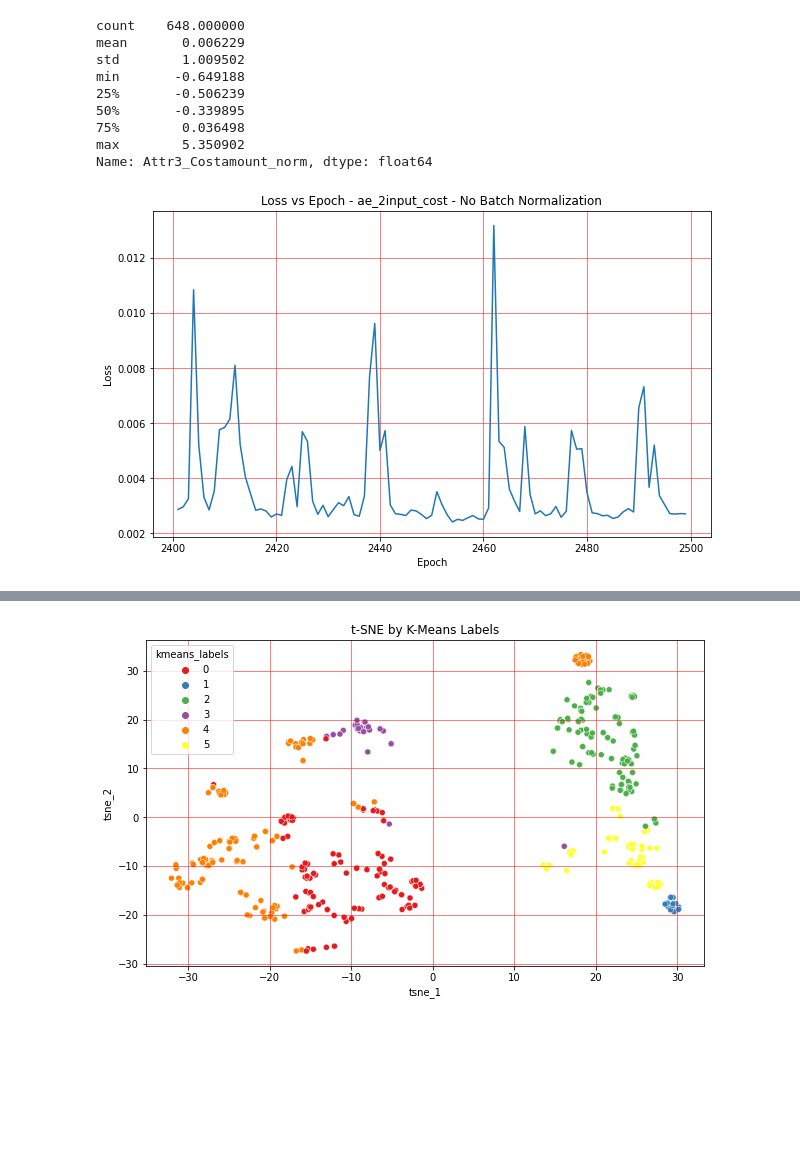
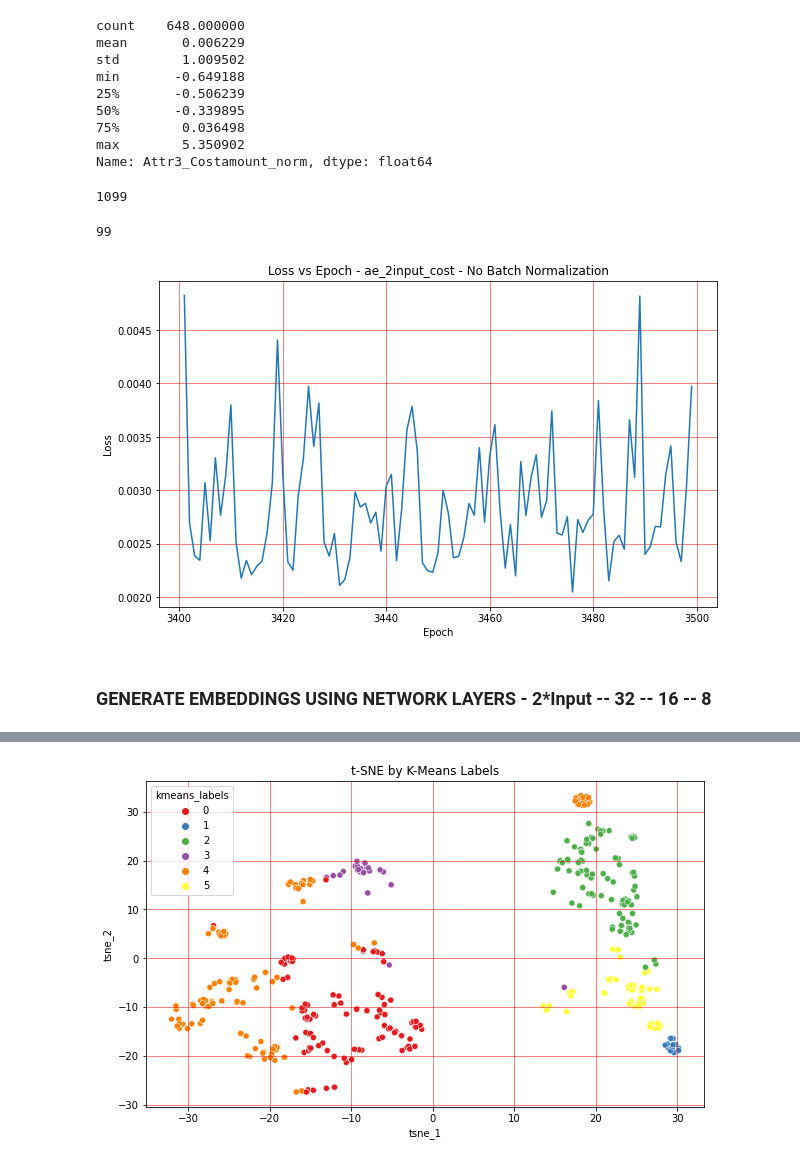
Before and after one commit to prasiyer/SKU_Clusters, a Jupyter notebook: Code/CMD_Cluster_Analysis.ipynb, the cells around one changed output, grey strips where cells are left out. Saved outputs shown, nothing was run; the diff lists cells and outputs as text; code cells hidden in the pictures; blank space fills up the shorter version.

```diff
--- a/Code/CMD_Cluster_Analysis.ipynb
+++ b/Code/CMD_Cluster_Analysis.ipynb
@@ -652,13 +725,23 @@ min       -0.649188
 75%        0.036498
 max        5.350902
 Name: Attr3_Costamount_norm, dtype: float64
+# %%
+len(range(2401, len(ae_2input_cost1_hist.history['loss'])))
+# %% [output]
+1099
+# %%
+len(ae_2input_cost1_hist.history['loss'][2400:2499])
+# %% [output]
+99
 # %%
 plt.figure(figsize = (10, 6))
 #ax = sns.lineplot(x = range(1, len(ae_2input_cost1_hist.history['loss'])+1), y = ae_2input_cost1_hist.history['loss'])
-ax = sns.lineplot(x = range(2401, len(ae_2input_cost1_hist.history['loss'])), y = ae_2input_cost1_hist.history['loss'][2400:2499])
+ax = sns.lineplot(x = range(3401, len(ae_2input_cost1_hist.history['loss'])), y = ae_2input_cost1_hist.history['loss'][3400:3499])
 ax.set_xlabel('Epoch')
 ax.set_ylabel('Loss')
 ax.set_title('Loss vs Epoch - ae_2input_cost - No Batch Normalization')
 ax.grid(linestyle='-', linewidth='0.5', color='red')
 # %% [output]
-[figure, old version]
+[figure, new version]
+# %% [markdown]
+### GENERATE EMBEDDINGS USING NETWORK LAYERS - 2*Input -- 32 -- 16 -- 8
```
Also changed, not shown: parts of 42 cells of this notebook.
